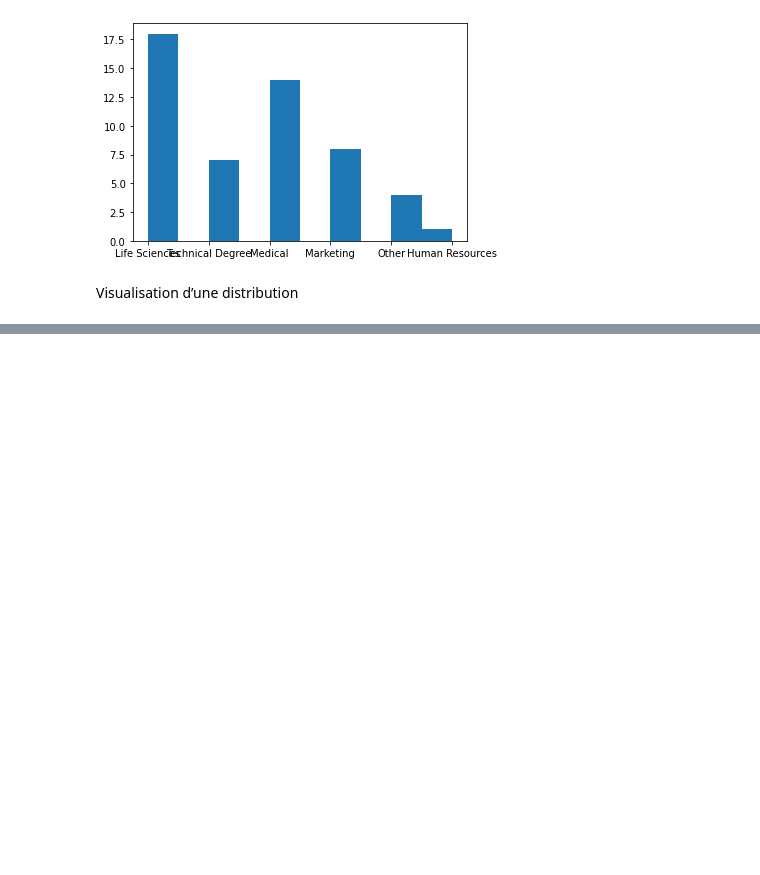
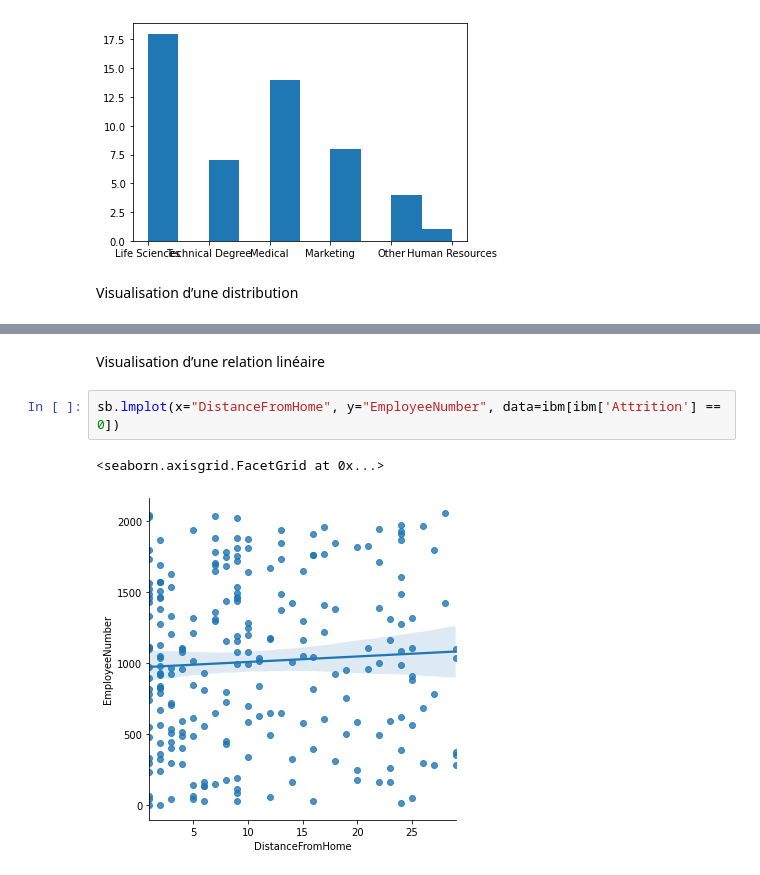
Before and after one commit to AlexRandria/python_numpy, a Jupyter notebook: pandasExo.ipynb, the cells around one changed output, grey strips where cells are left out. Saved outputs shown, nothing was run; the diff lists cells and outputs as text; blank space fills up the shorter version.

```diff
--- a/pandasExo.ipynb
+++ b/pandasExo.ipynb
@@ -268,0 +291,7 @@ Visualisation d’une distribution
+# %% [markdown]
+Visualisation d’une relation linéaire
+# %%
+sb.lmplot(x="DistanceFromHome", y="EmployeeNumber", data=ibm[ibm['Attrition'] == 0])
+# %% [output]
+<seaborn.axisgrid.FacetGrid at 0x...>
+[figure, added]
```
Also changed, not shown: parts of 5 cells of this notebook, 6 other files.
